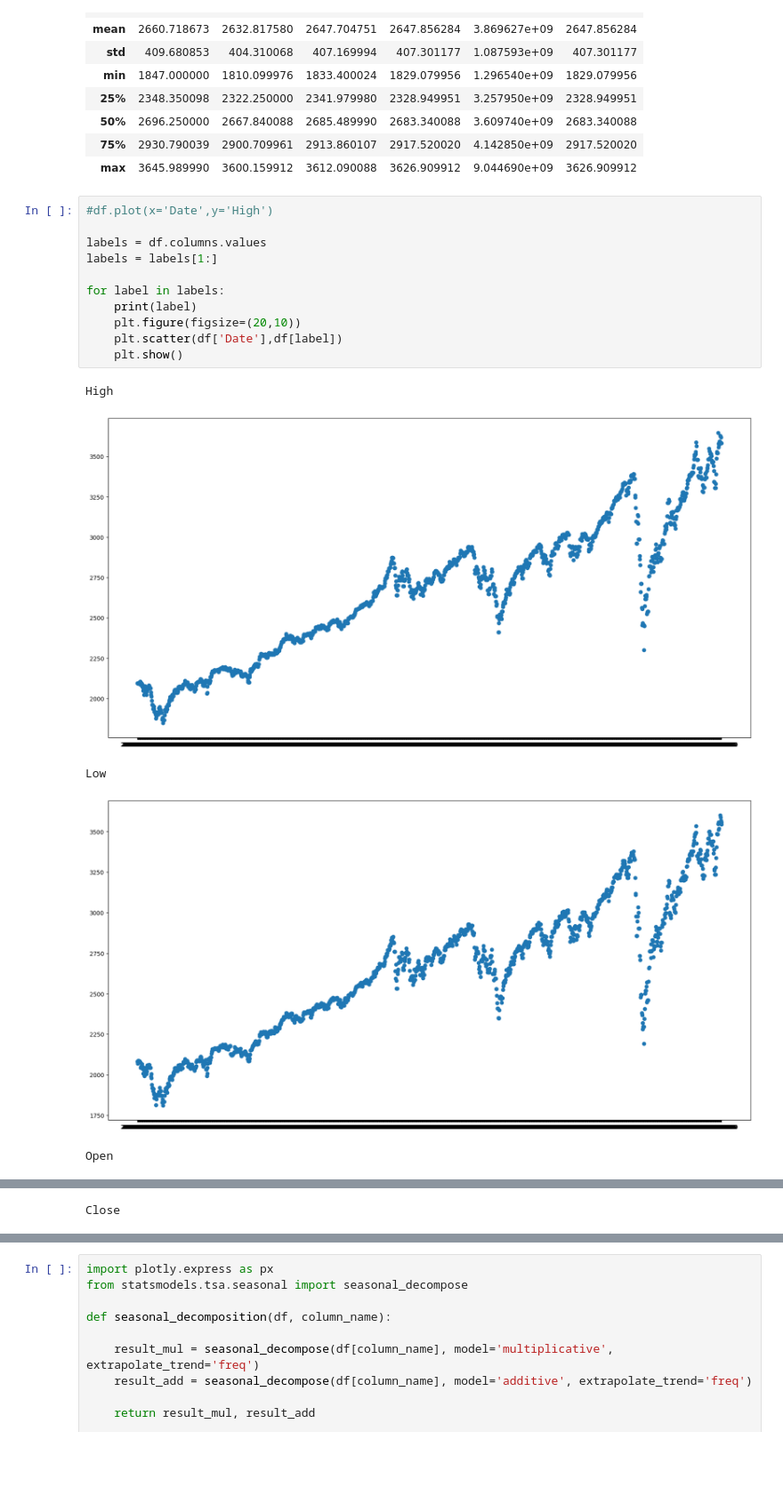
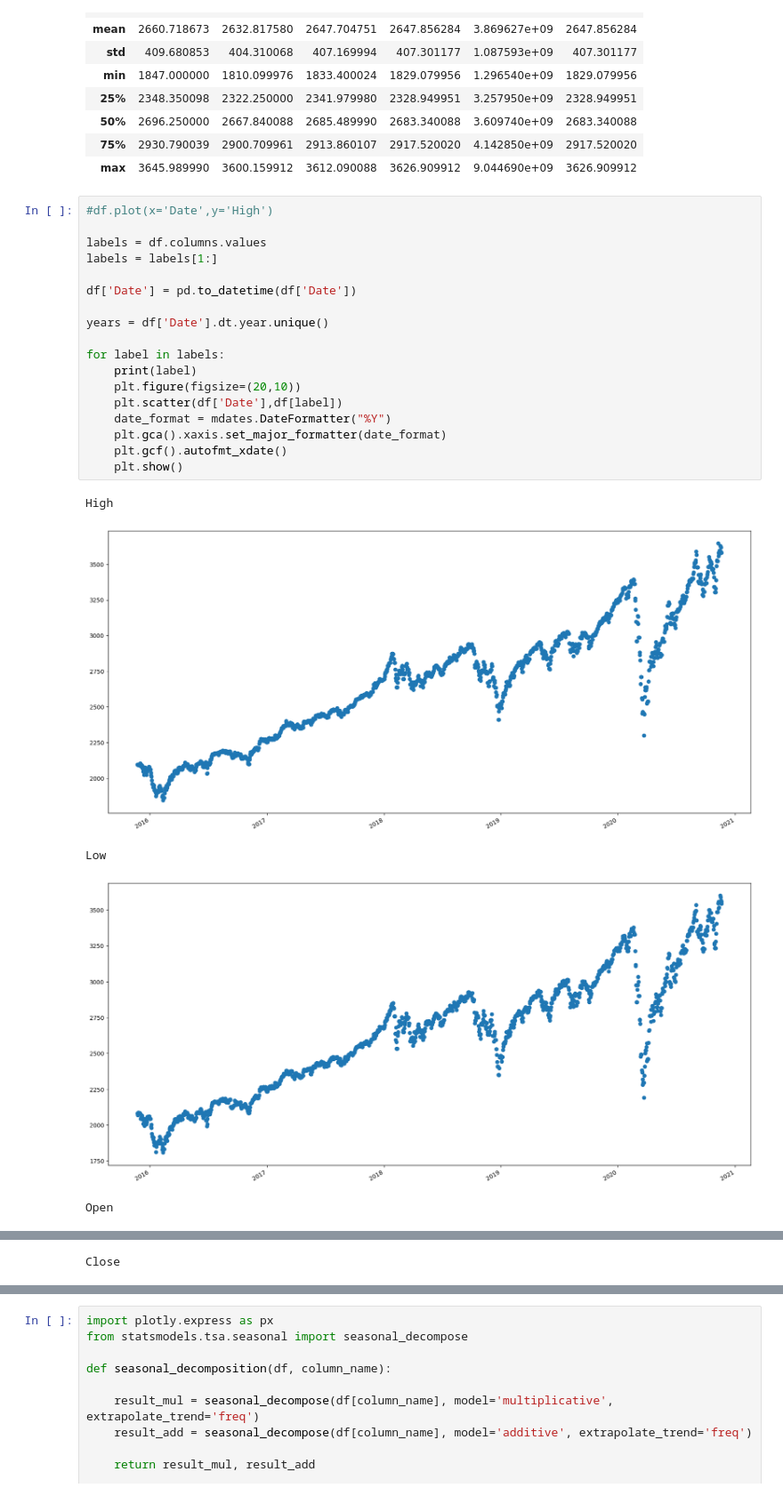
Before and after one commit to TheNoobGoda/time_series_project, a Jupyter notebook: yahoo_stock.ipynb, the cells around one changed output, grey strips where cells are left out. Shown at 89% size. Saved outputs shown, nothing was run; the diff lists cells and outputs as text; blank space fills up the shorter version.

Commit message:
added lag plots and fixed data plots

```diff
--- a/yahoo_stock.ipynb
+++ b/yahoo_stock.ipynb
@@ -31,17 +32,24 @@ df.describe()
 # %%
 #df.plot(x='Date',y='High')
 
 labels = df.columns.values
 labels = labels[1:]
 
+df['Date'] = pd.to_datetime(df['Date'])
+
+years = df['Date'].dt.year.unique()
+
 for label in labels:
     print(label)
     plt.figure(figsize=(20,10))
     plt.scatter(df['Date'],df[label])
+    date_format = mdates.DateFormatter("%Y")
+    plt.gca().xaxis.set_major_formatter(date_format)
+    plt.gcf().autofmt_xdate()
     plt.show()
 # %% [output]
 High
-[figure, old version]
+[figure, new version]
 Low
-[figure, old version]
+[figure, new version]
 Open
```
Also changed, not shown: parts of 4 cells of this notebook.
